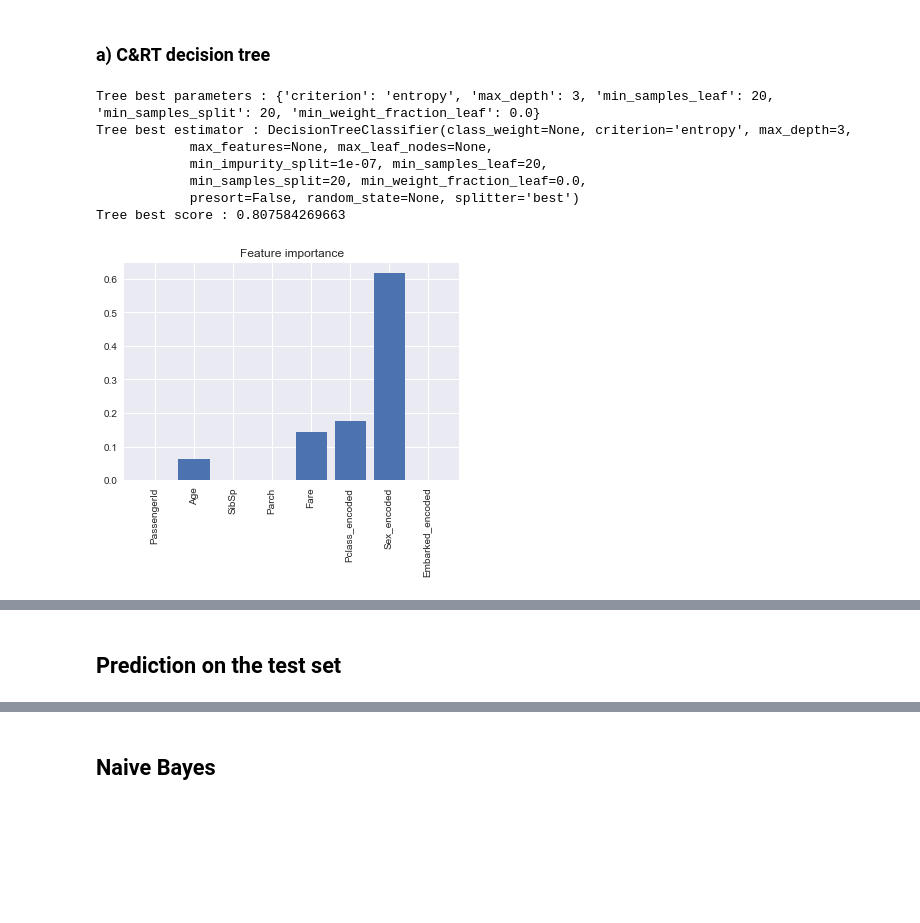
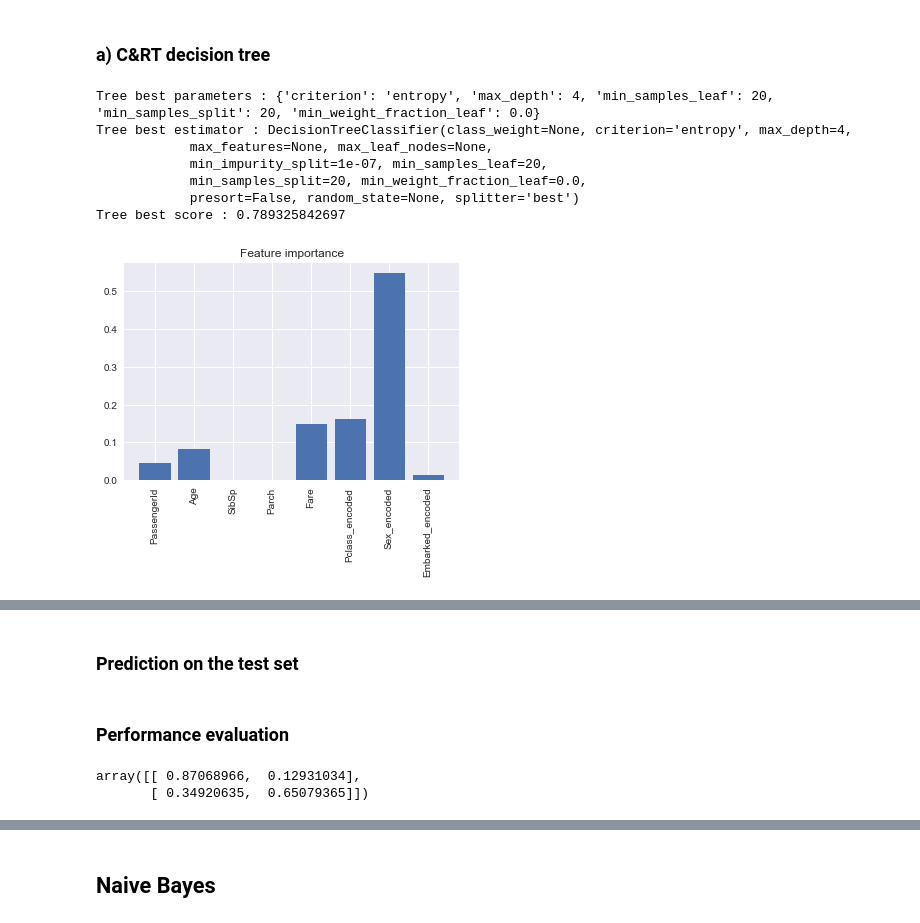
Before and after one commit to mknorps/DataScience-Projects, a Jupyter notebook: Titanic_meets_decision_Trees.ipynb, the cells around one changed output, grey strips where cells are left out. Drawn from its saved outputs; the diff is of its cells as text; code cells hidden in the pictures; blank space fills up the shorter version.

Commit message:
Metrics added: confusion matrix

```diff
--- a/Titanic_meets_decision_Trees.ipynb
+++ b/Titanic_meets_decision_Trees.ipynb
@@ -255,20 +271,4 @@ for i,data in combined_cleaned.items():
 # %%
-from sklearn import preprocessing,tree
-from sklearn.model_selection import GridSearchCV
-
-tree_data = {}
-tree_data_category = {}
-
-for i,data in combined_cleaned.items():
-    tree_data[i] = data.select_dtypes(include=['float32','int16','int8']).copy()
-    tree_data_category[i] = data.select_dtypes(include=['category'])
-
-    #categorical variables handling
-    for column in tree_data_category[i].columns:
-        le = preprocessing.LabelEncoder()
-        le.fit(data[column])
-        tree_data[i][column+"_encoded"] = le.transform(data[column])
-
 #finding best fit with gridsearch
 param_grid = {'min_samples_leaf':np.arange(20,50,5),
               'min_samples_split':np.arange(20,50,5),
@@ -286,26 +286,26 @@ print("Tree best parameters :",tree_search.best_params_)
 print("Tree best estimator :",tree_search.best_estimator_ )
 print("Tree best score :",tree_search.best_score_ )
 # %% [output]
-Tree best parameters : {'criterion': 'entropy', 'max_depth': 3, 'min_samples_leaf': 20, 'min_samples_split': 20, 'min_weight_fraction_leaf': 0.0}
-Tree best estimator : DecisionTreeClassifier(class_weight=None, criterion='entropy', max_depth=3,
+Tree best parameters : {'criterion': 'entropy', 'max_depth': 4, 'min_samples_leaf': 20, 'min_samples_split': 20, 'min_weight_fraction_leaf': 0.0}
+Tree best estimator : DecisionTreeClassifier(class_weight=None, criterion='entropy', max_depth=4,
             max_features=None, max_leaf_nodes=None,
             min_impurity_split=1e-07, min_samples_leaf=20,
             min_samples_split=20, min_weight_fraction_leaf=0.0,
             presort=False, random_state=None, splitter='best')
-Tree best score : 0.807584269663
+Tree best score : 0.789325842697
 # %%
-tree_best_parameters = {'criterion': 'entropy', 'max_depth': 3, 'min_samples_leaf': 20, 'min_samples_split': 20, 'min_weight_fraction_leaf': 0.0}
+tree_best_parameters = tree_search.best_params_
 tree_optimized = tree.DecisionTreeClassifier(**tree_best_parameters)
 tree_optimized.fit(X,Y)
 
 train_columns = tree_data["train"].columns
 fig, ax = plt.subplots( figsize=(6,4))
 ax.bar(range(len(train_columns)),tree_optimized.feature_importances_ )
 plt.xticks(range(len(train_columns)),train_columns,rotation=90)
 ax.set_title("Feature importance")
 plt.show()
 # %% [output]
-[figure, old version]
+[figure, new version]
 # %%
 import graphviz
 
@@ -320,7 +320,7 @@ graph
 # %% [output]
 [drawing not drawn]
 # %% [markdown]
-## Prediction on the test set
+### Prediction on the test set
 # %%
 prediction_values = tree_optimized.predict(tree_data["test"]).astype(int)
 prediction = pd.DataFrame({"PassengerId":tree_data["test"]["PassengerId"],
@@ -328,3 +328,21 @@ prediction = pd.DataFrame({"PassengerId":tree_data["test"]["PassengerId"],
 
 prediction
 prediction.to_csv("Titanic_tree_prediction.csv",index=False)
+# %% [markdown]
+### Performance evaluation
+# %%
+from sklearn.metrics import confusion_matrix
+
+evaluation = {}
+cm = {}
+
+evaluation["tree"] = tree_optimized.predict(tree_data["valid"]).astype(int)
+survival_from_data = combined_cleaned["valid"]["Survived"].astype(int)
+
+cm["tree"] = confusion_matrix(survival_from_data, evaluation["tree"])
+cm["tree"] = cm["tree"].astype('float') / cm["tree"].sum(axis=1)[:, np.newaxis]
+
+cm["tree"]
+# %% [output]
+array([[ 0.87068966,  0.12931034],
+       [ 0.34920635,  0.65079365]])
```
Also changed, not shown: parts of 13 cells of this notebook.
